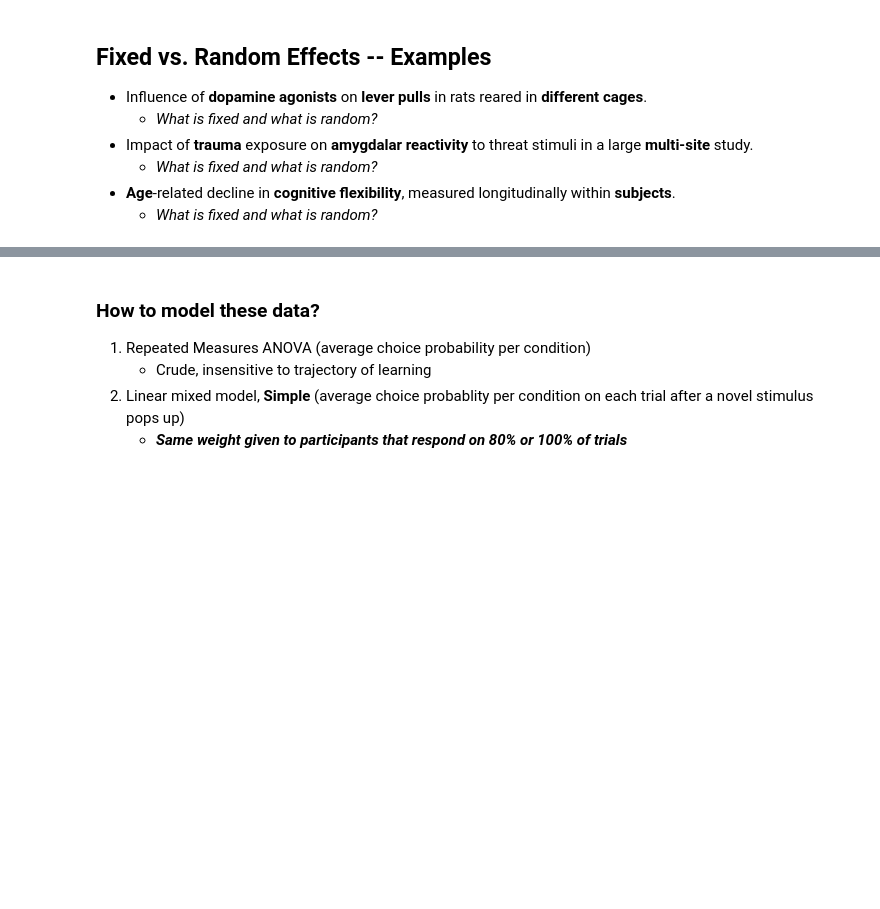
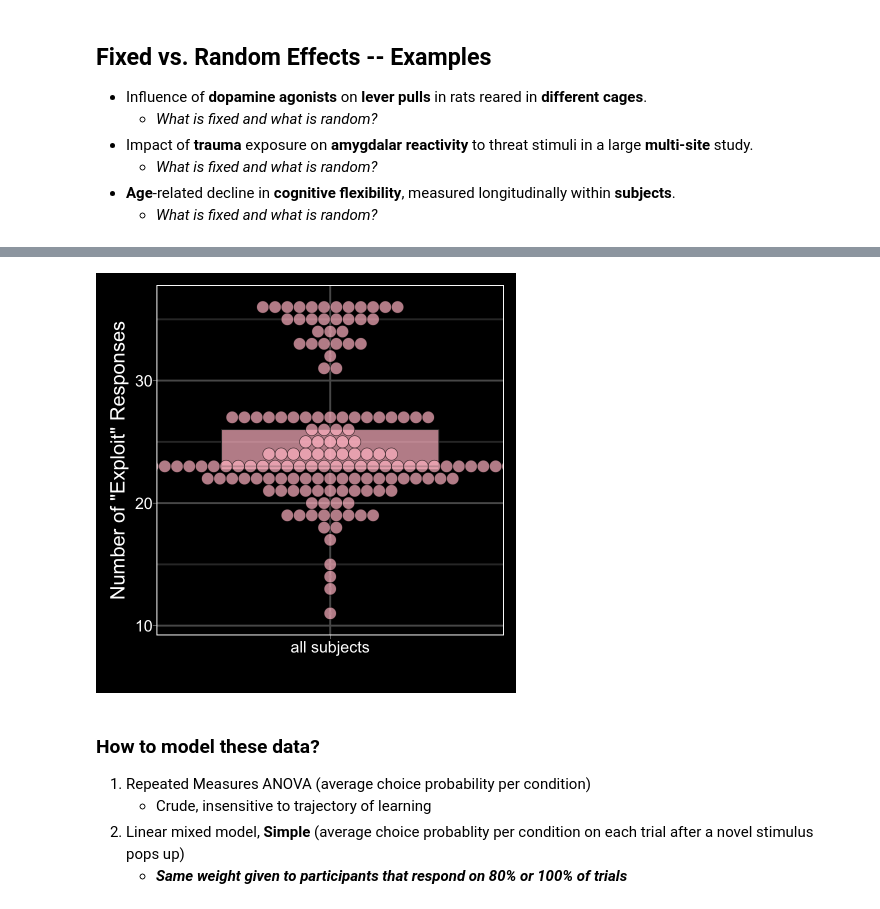
Before and after one commit to hogeveen-lab/DSPN_Fall2023_Git, a Jupyter notebook: dspn_fall2023_lecture20_modeling5_uncoded.ipynb, the cells around one changed output, grey strips where cells are left out. Cells and saved outputs as stored; diff of their text form; code cells hidden in the pictures; blank space fills up the shorter version.

```diff
--- a/dspn_fall2023_lecture20_modeling5_uncoded.ipynb
+++ b/dspn_fall2023_lecture20_modeling5_uncoded.ipynb
@@ -300,3 +506,13 @@ Wonderful (relatively brief) intro lecture: https://www.youtube.com/watch?v=QCqF
+# %%
+# plotting the response rate of each participant
+ggplot(df_avg_probability,aes(x = "all subjects", y = N)) +
+    geom_boxplot(alpha=0.7,fill="pink") +
+    geom_dotplot(alpha=0.7,binwidth=1,binaxis="y",stackdir="center",fill="pink") +
+    ylab('Number of "Exploit" Responses') +
+    xlab("") +
+    theme_black()
+# %% [output]
+[figure, added]
 # %% [markdown]
 ### How to model these data?
 
```
Also changed, not shown: parts of 19 cells of this notebook, 1 other file.
